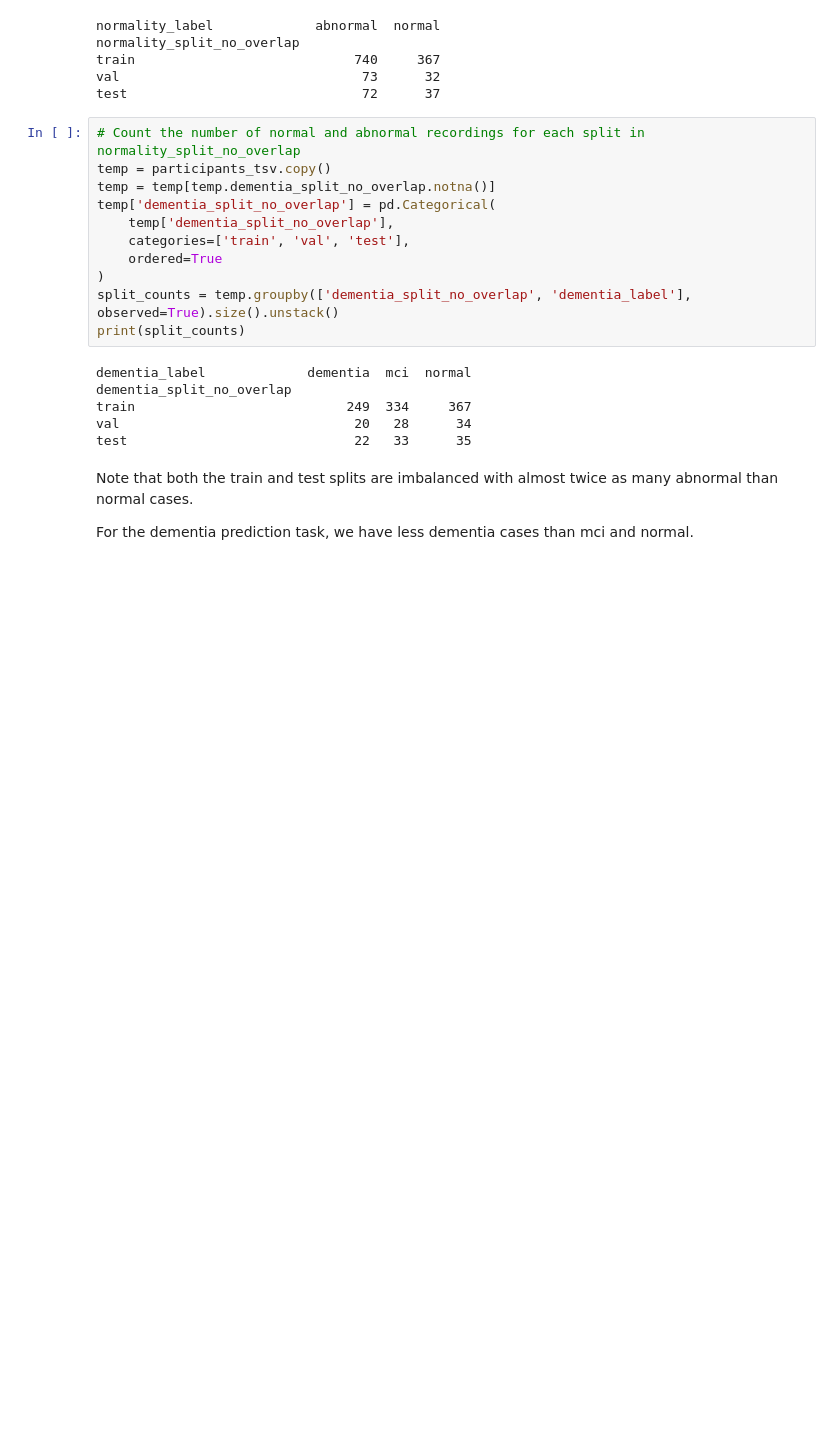
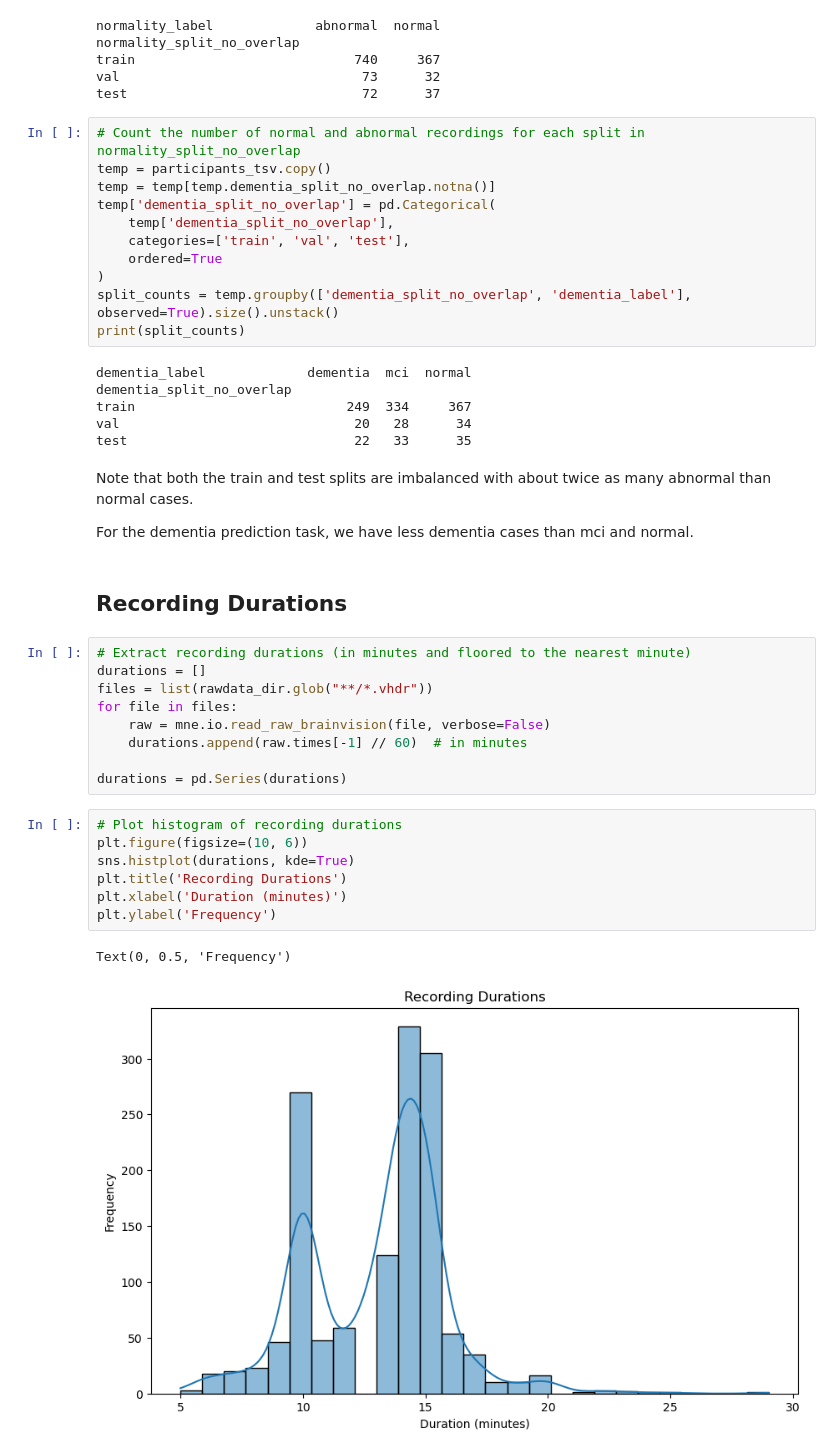
Before and after one commit to bomatter/data-CAUEEG, a Jupyter notebook: code/dataset_inspection.ipynb, the cells around one changed output. Drawn from its saved outputs; the diff is of its cells as text; blank space fills up the shorter version.

Commit message:
added recording durations to dataset inspection

```diff
--- a/code/dataset_inspection.ipynb
+++ b/code/dataset_inspection.ipynb
@@ -85,6 +89,27 @@ train                           249  334     367
 val                              20   28      34
 test                             22   33      35
 # %% [markdown]
-Note that both the train and test splits are imbalanced with almost twice as many abnormal than normal cases.
+Note that both the train and test splits are imbalanced with about twice as many abnormal than normal cases.
 
 For the dementia prediction task, we have less dementia cases than mci and normal.
+# %% [markdown]
+## Recording Durations
+# %%
+# Extract recording durations (in minutes and floored to the nearest minute)
+durations = []
+files = list(rawdata_dir.glob("**/*.vhdr"))
+for file in files:
+    raw = mne.io.read_raw_brainvision(file, verbose=False)
+    durations.append(raw.times[-1] // 60)  # in minutes
+
+durations = pd.Series(durations)
+# %%
+# Plot histogram of recording durations
+plt.figure(figsize=(10, 6))
+sns.histplot(durations, kde=True)
+plt.title('Recording Durations')
+plt.xlabel('Duration (minutes)')
+plt.ylabel('Frequency')
+# %% [output]
+Text(0, 0.5, 'Frequency')
+[figure, added]
```
Also changed, not shown: parts of 4 cells of this notebook.
